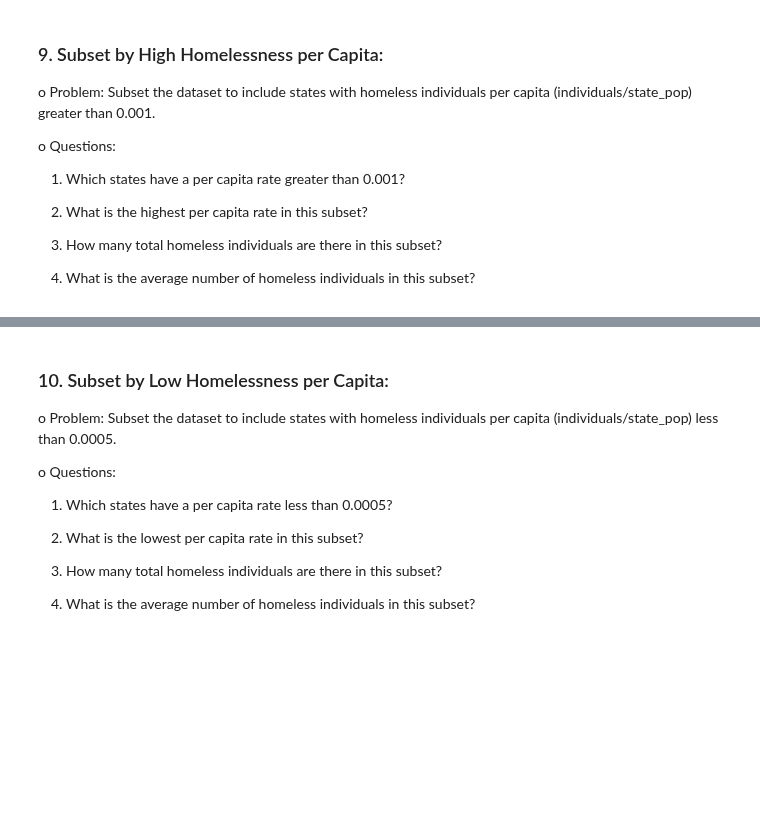
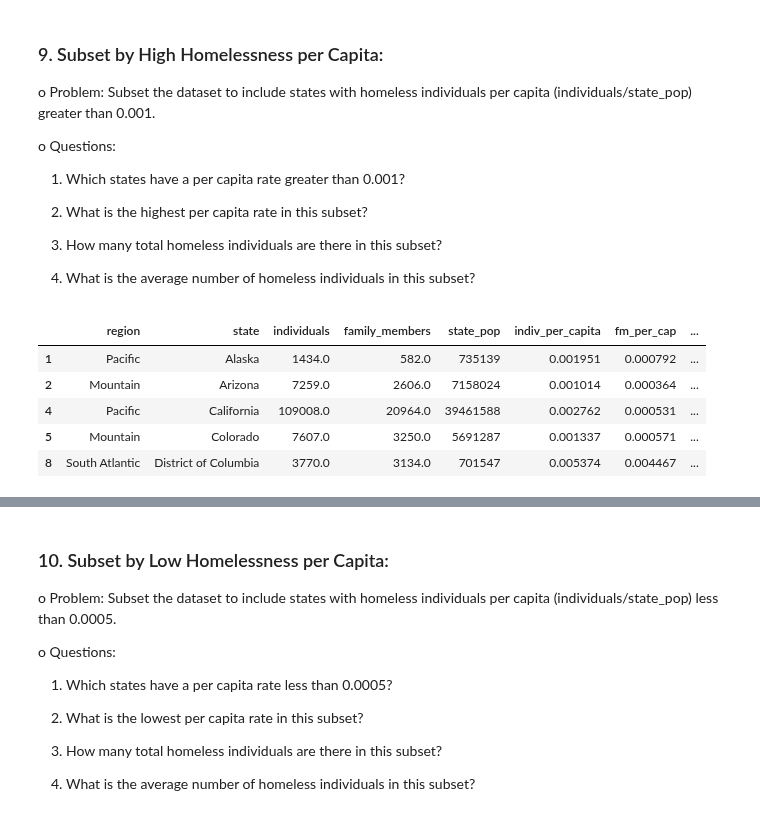
Before and after one commit to S827/python-programs, a Jupyter notebook: EDAPractice/DMWithPandas/CH1_TransformingDataframes/Homelessness_Exercise.ipynb, the cells around one changed output, grey strips where cells are left out. Drawn from its saved outputs; the diff is of its cells as text; code cells hidden in the pictures; blank space fills up the shorter version.

```diff
--- a/EDAPractice/DMWithPandas/CH1_TransformingDataframes/Homelessness_Exercise.ipynb
+++ b/EDAPractice/DMWithPandas/CH1_TransformingDataframes/Homelessness_Exercise.ipynb
@@ -1159,3 +1159,13 @@ o	Questions:
 3.	How many total homeless individuals are there in this subset?
 
 4.	What is the average number of homeless individuals in this subset?
+# %%
+hi_hl_p_cap = homeless[homeless['indiv_per_capita'] > 0.001]
+hi_hl_p_cap.head()
+# %% [output]
+|  | region | state | individuals | family_members | state_pop | indiv_per_capita | fm_per_cap | ... |
+| 1 | Pacific | Alaska | 1434.0 | 582.0 | 735139 | 0.001951 | 0.000792 | ... |
+| 2 | Mountain | Arizona | 7259.0 | 2606.0 | 7158024 | 0.001014 | 0.000364 | ... |
+| 4 | Pacific | California | 109008.0 | 20964.0 | 39461588 | 0.002762 | 0.000531 | ... |
+| 5 | Mountain | Colorado | 7607.0 | 3250.0 | 5691287 | 0.001337 | 0.000571 | ... |
+| 8 | South Atlantic | District of Columbia | 3770.0 | 3134.0 | 701547 | 0.005374 | 0.004467 | ... |
```
Also changed, not shown: parts of 3 cells of this notebook.
